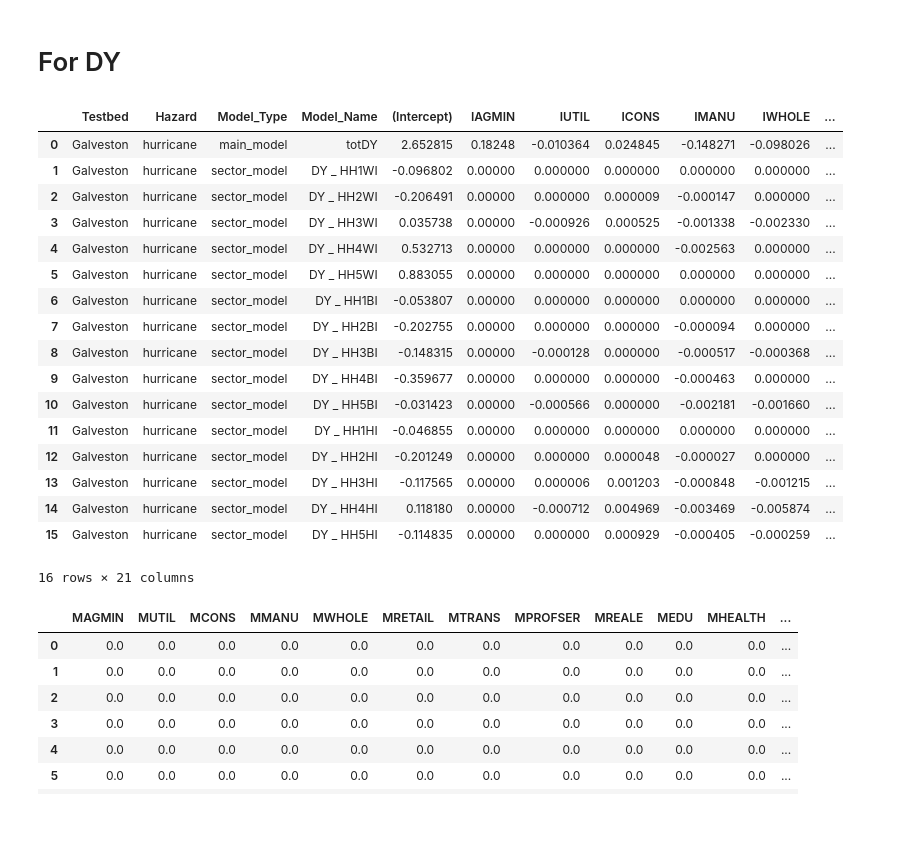
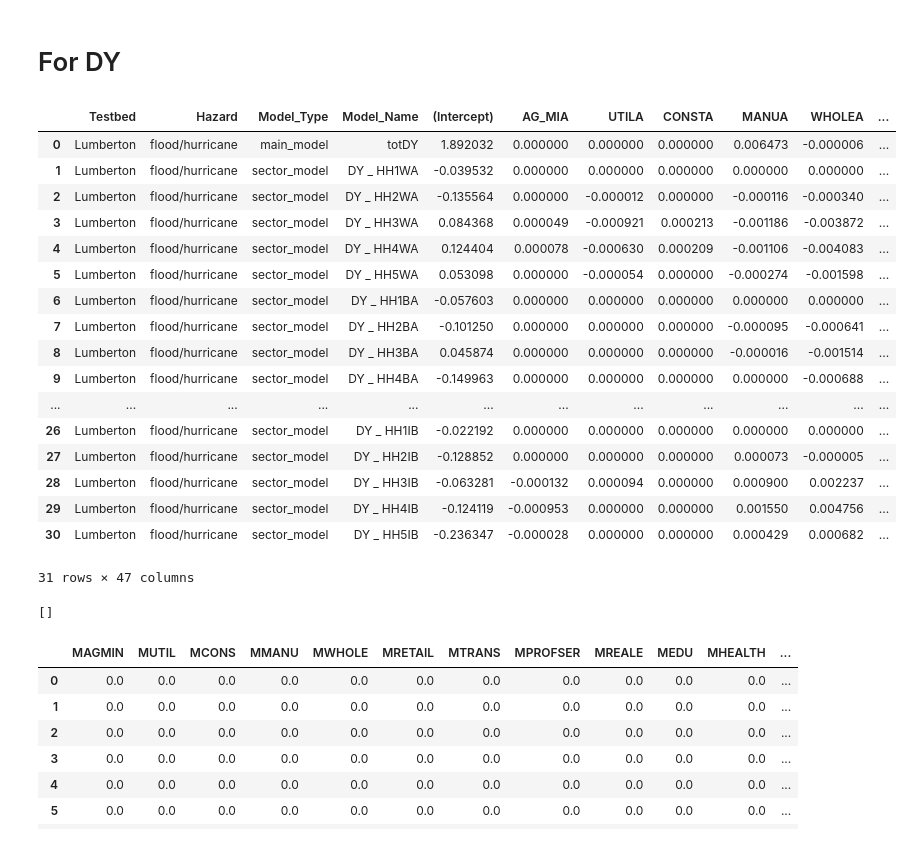
Before and after one commit to IN-CORE/dev-scripts, a Jupyter notebook: utils/pyincore_utils/ml_cgec_coeff_correction.ipynb, the cells around one changed output. Cells and saved outputs as stored; diff of their text form; code cells hidden in the pictures.

```diff
--- a/utils/pyincore_utils/ml_cgec_coeff_correction.ipynb
+++ b/utils/pyincore_utils/ml_cgec_coeff_correction.ipynb
@@ -220,27 +199,36 @@ final_df.to_csv("./new_data/Galveston/updated_coeff/DDS_coefficients.csv", index
 # %% [markdown]
 # For DY
 # %%
-mdcoefdf = pd.read_csv("new_data/Galveston/Galveston_DY.csv")
+mdcoefdf = pd.read_csv("new_data/lumberton/Lumberton_DY.csv")
 mdcoefdf
 # %% [output]
-|  | Testbed | Hazard | Model_Type | Model_Name | (Intercept) | IAGMIN | IUTIL | ICONS | IMANU | IWHOLE | ... |
-| 0 | Galveston | hurricane | main_model | totDY | 2.652815 | 0.18248 | -0.010364 | 0.024845 | -0.148271 | -0.098026 | ... |
-| 1 | Galveston | hurricane | sector_model | DY _ HH1WI | -0.096802 | 0.00000 | 0.000000 | 0.000000 | 0.000000 | 0.000000 | ... |
-| 2 | Galveston | hurricane | sector_model | DY _ HH2WI | -0.206491 | 0.00000 | 0.000000 | 0.000009 | -0.000147 | 0.000000 | ... |
-| 3 | Galveston | hurricane | sector_model | DY _ HH3WI | 0.035738 | 0.00000 | -0.000926 | 0.000525 | -0.001338 | -0.002330 | ... |
-| 4 | Galveston | hurricane | sector_model | DY _ HH4WI | 0.532713 | 0.00000 | 0.000000 | 0.000000 | -0.002563 | 0.000000 | ... |
-| 5 | Galveston | hurricane | sector_model | DY _ HH5WI | 0.883055 | 0.00000 | 0.000000 | 0.000000 | 0.000000 | 0.000000 | ... |
-| 6 | Galveston | hurricane | sector_model | DY _ HH1BI | -0.053807 | 0.00000 | 0.000000 | 0.000000 | 0.000000 | 0.000000 | ... |
-| 7 | Galveston | hurricane | sector_model | DY _ HH2BI | -0.202755 | 0.00000 | 0.000000 | 0.000000 | -0.000094 | 0.000000 | ... |
-| 8 | Galveston | hurricane | sector_model | DY _ HH3BI | -0.148315 | 0.00000 | -0.000128 | 0.000000 | -0.000517 | -0.000368 | ... |
-| 9 | Galveston | hurricane | sector_model | DY _ HH4BI | -0.359677 | 0.00000 | 0.000000 | 0.000000 | -0.000463 | 0.000000 | ... |
-| 10 | Galveston | hurricane | sector_model | DY _ HH5BI | -0.031423 | 0.00000 | -0.000566 | 0.000000 | -0.002181 | -0.001660 | ... |
-| 11 | Galveston | hurricane | sector_model | DY _ HH1HI | -0.046855 | 0.00000 | 0.000000 | 0.000000 | 0.000000 | 0.000000 | ... |
-| 12 | Galveston | hurricane | sector_model | DY _ HH2HI | -0.201249 | 0.00000 | 0.000000 | 0.000048 | -0.000027 | 0.000000 | ... |
-| 13 | Galveston | hurricane | sector_model | DY _ HH3HI | -0.117565 | 0.00000 | 0.000006 | 0.001203 | -0.000848 | -0.001215 | ... |
-| 14 | Galveston | hurricane | sector_model | DY _ HH4HI | 0.118180 | 0.00000 | -0.000712 | 0.004969 | -0.003469 | -0.005874 | ... |
-| 15 | Galveston | hurricane | sector_model | DY _ HH5HI | -0.114835 | 0.00000 | 0.000000 | 0.000929 | -0.000405 | -0.000259 | ... |
+|  | Testbed | Hazard | Model_Type | Model_Name | (Intercept) | AG_MIA | UTILA | CONSTA | MANUA | WHOLEA | ... |
+| 0 | Lumberton | flood/hurricane | main_model | totDY | 1.892032 | 0.000000 | 0.000000 | 0.000000 | 0.006473 | -0.000006 | ... |
+| 1 | Lumberton | flood/hurricane | sector_model | DY _ HH1WA | -0.039532 | 0.000000 | 0.000000 | 0.000000 | 0.000000 | 0.000000 | ... |
+| 2 | Lumberton | flood/hurricane | sector_model | DY _ HH2WA | -0.135564 | 0.000000 | -0.000012 | 0.000000 | -0.000116 | -0.000340 | ... |
+| 3 | Lumberton | flood/hurricane | sector_model | DY _ HH3WA | 0.084368 | 0.000049 | -0.000921 | 0.000213 | -0.001186 | -0.003872 | ... |
+| 4 | Lumberton | flood/hurricane | sector_model | DY _ HH4WA | 0.124404 | 0.000078 | -0.000630 | 0.000209 | -0.001106 | -0.004083 | ... |
+| 5 | Lumberton | flood/hurricane | sector_model | DY _ HH5WA | 0.053098 | 0.000000 | -0.000054 | 0.000000 | -0.000274 | -0.001598 | ... |
+| 6 | Lumberton | flood/hurricane | sector_model | DY _ HH1BA | -0.057603 | 0.000000 | 0.000000 | 0.000000 | 0.000000 | 0.000000 | ... |
+| 7 | Lumberton | flood/hurricane | sector_model | DY _ HH2BA | -0.101250 | 0.000000 | 0.000000 | 0.000000 | -0.000095 | -0.000641 | ... |
+| 8 | Lumberton | flood/hurricane | sector_model | DY _ HH3BA | 0.045874 | 0.000000 | 0.000000 | 0.000000 | -0.000016 | -0.001514 | ... |
+| 9 | Lumberton | flood/hurricane | sector_model | DY _ HH4BA | -0.149963 | 0.000000 | 0.000000 | 0.000000 | 0.000000 | -0.000688 | ... |
+| ... | ... | ... | ... | ... | ... | ... | ... | ... | ... | ... | ... |
+| 26 | Lumberton | flood/hurricane | sector_model | DY _ HH1IB | -0.022192 | 0.000000 | 0.000000 | 0.000000 | 0.000000 | 0.000000 | ... |
+| 27 | Lumberton | flood/hurricane | sector_model | DY _ HH2IB | -0.128852 | 0.000000 | 0.000000 | 0.000000 | 0.000073 | -0.000005 | ... |
+| 28 | Lumberton | flood/hurricane | sector_model | DY _ HH3IB | -0.063281 | -0.000132 | 0.000094 | 0.000000 | 0.000900 | 0.002237 | ... |
+| 29 | Lumberton | flood/hurricane | sector_model | DY _ HH4IB | -0.124119 | -0.000953 | 0.000000 | 0.000000 | 0.001550 | 0.004756 | ... |
+| 30 | Lumberton | flood/hurricane | sector_model | DY _ HH5IB | -0.236347 | -0.000028 | 0.000000 | 0.000000 | 0.000429 | 0.000682 | ... |
-16 rows × 21 columns
+31 rows × 47 columns
+# %%
+baseKapSectors = pd.read_csv("./new_data/lumberton/GI_base_val.csv")
+sectorlist_set = set(baseKapSectors["household"].unique().tolist())
+
+model_subModel_sectors = set([s.split(" ")[-1] for s in mdcoefdf["Model_Name"]])
+missing_sub_sectors = list(sectorlist_set - model_subModel_sectors)
+print(missing_sub_sectors)
+# %% [output]
+[]
 # %%
 df_right = pd.DataFrame(
     np.float64(0), index=range(mdcoefdf.shape[0]), columns=missing_sectors
```
Also changed, not shown: parts of 8 cells of this notebook.
